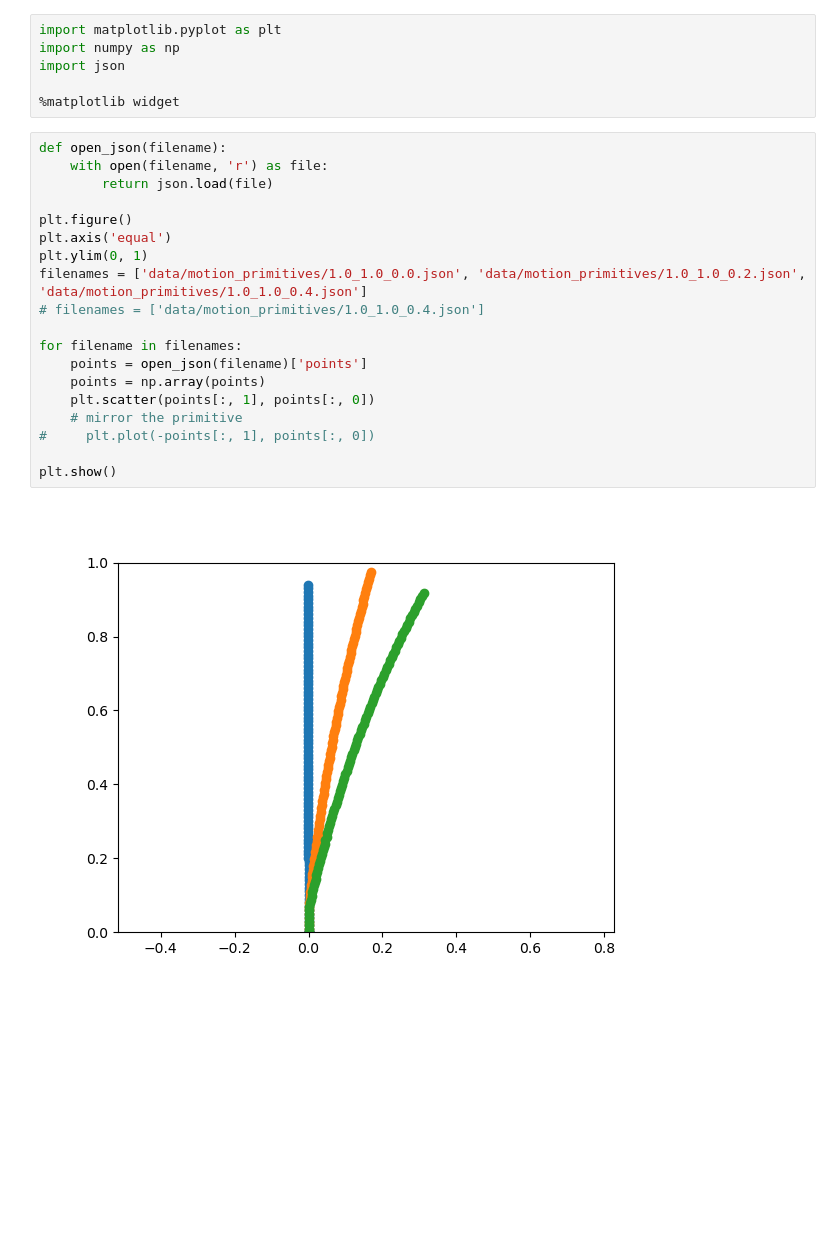
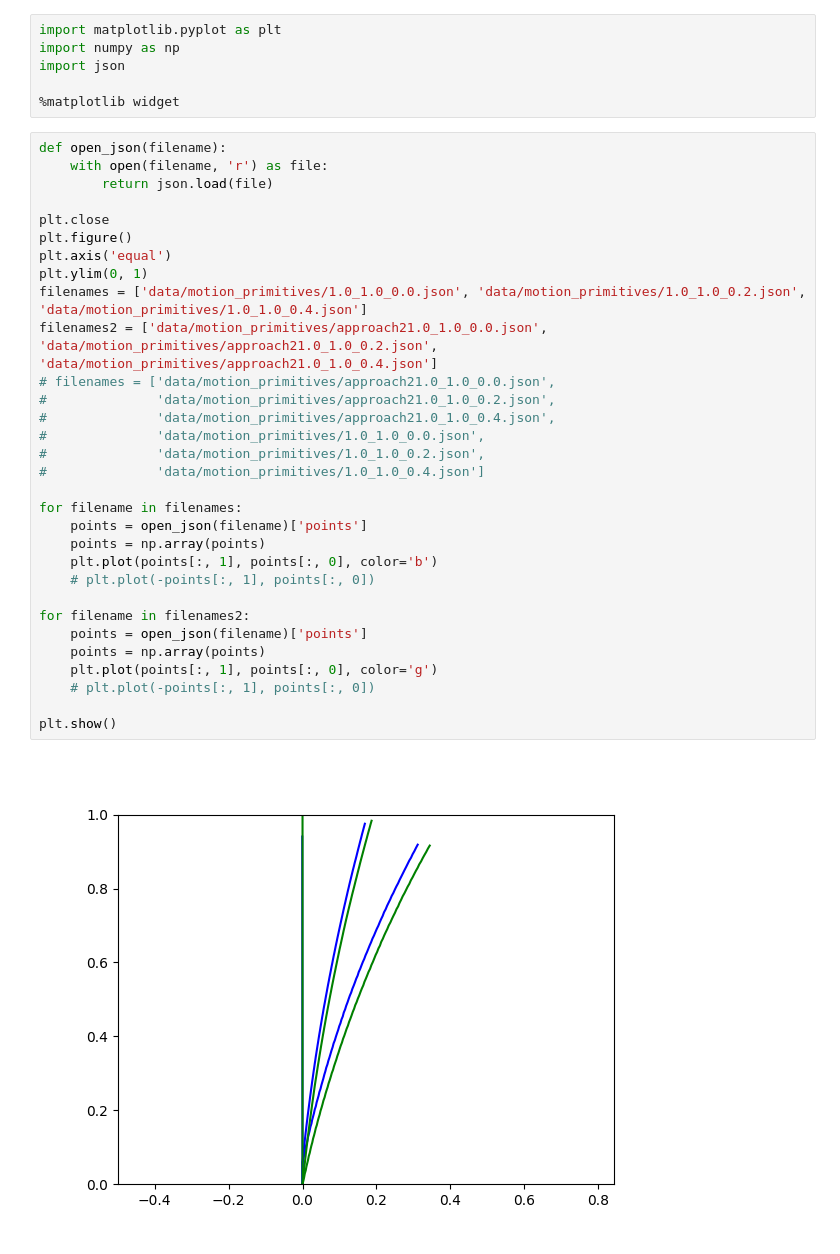
Before and after one commit to SaeedRahmani/MPC_for_AV_at_Intersection, a Jupyter notebook: ro47005-project/visualise_mp.ipynb, the cells around one changed output. Saved outputs shown, nothing was run; the diff lists cells and outputs as text; blank space fills up the shorter version.

Commit message:
Added a second approach to create the motion primitives

```diff
--- a/ro47005-project/visualise_mp.ipynb
+++ b/ro47005-project/visualise_mp.ipynb
@@ -7,21 +7,33 @@ import json
 # %%
 def open_json(filename):
     with open(filename, 'r') as file:
         return json.load(file)
 
+plt.close
 plt.figure()
 plt.axis('equal')
 plt.ylim(0, 1)
 filenames = ['data/motion_primitives/1.0_1.0_0.0.json', 'data/motion_primitives/1.0_1.0_0.2.json', 'data/motion_primitives/1.0_1.0_0.4.json']
-# filenames = ['data/motion_primitives/1.0_1.0_0.4.json']
+filenames2 = ['data/motion_primitives/approach21.0_1.0_0.0.json', 'data/motion_primitives/approach21.0_1.0_0.2.json', 'data/motion_primitives/approach21.0_1.0_0.4.json']
+# filenames = ['data/motion_primitives/approach21.0_1.0_0.0.json',
+#              'data/motion_primitives/approach21.0_1.0_0.2.json',
+#              'data/motion_primitives/approach21.0_1.0_0.4.json',
+#              'data/motion_primitives/1.0_1.0_0.0.json',
+#              'data/motion_primitives/1.0_1.0_0.2.json',
+#              'data/motion_primitives/1.0_1.0_0.4.json']
 
 for filename in filenames:
     points = open_json(filename)['points']
     points = np.array(points)
-    plt.scatter(points[:, 1], points[:, 0])
-    # mirror the primitive
-#     plt.plot(-points[:, 1], points[:, 0])
+    plt.plot(points[:, 1], points[:, 0], color='b')
+    # plt.plot(-points[:, 1], points[:, 0])
+
+for filename in filenames2:
+    points = open_json(filename)['points']
+    points = np.array(points)
+    plt.plot(points[:, 1], points[:, 0], color='g')
+    # plt.plot(-points[:, 1], points[:, 0])
 
 plt.show()
 # %% [output]
-[figure, old version]
+[figure, new version]
```
Also changed, not shown: 5 other files.
